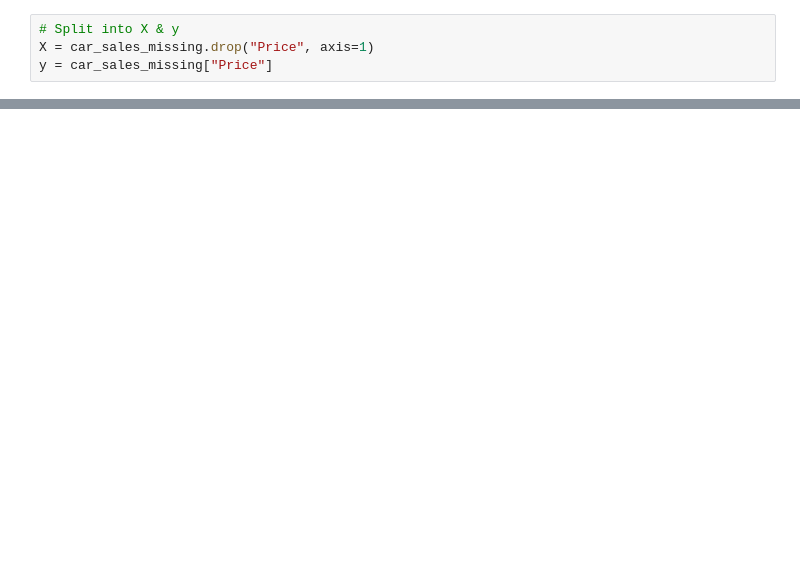
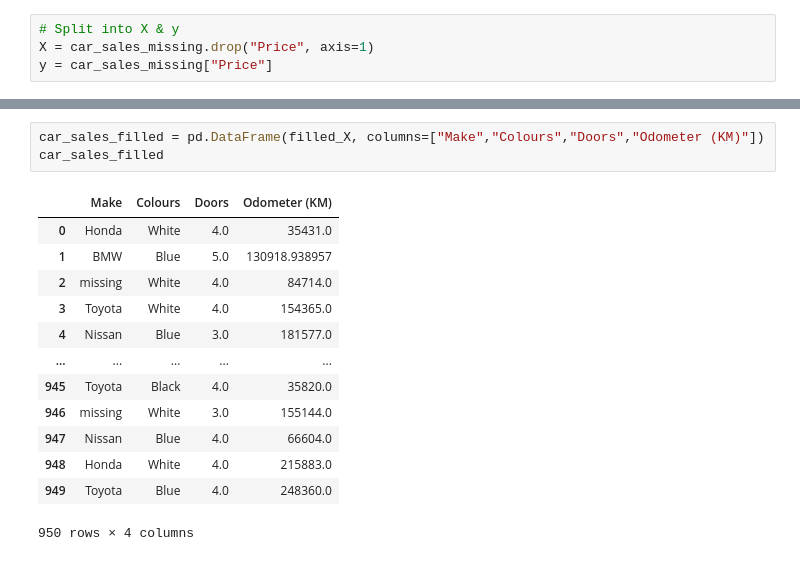
Before and after one commit to Manishankar04/ml_2023, a Jupyter notebook: 4.scikit_learn/car-sales-analysis-using-scikit-learn.ipynb, the cells around one changed output, grey strips where cells are left out. Drawn from its saved outputs; the diff is of its cells as text; blank space fills up the shorter version.

```diff
--- a/4.scikit_learn/car-sales-analysis-using-scikit-learn.ipynb
+++ b/4.scikit_learn/car-sales-analysis-using-scikit-learn.ipynb
@@ -287,0 +310,17 @@ array([['Honda', 'White', 4.0, 35431.0],
+# %%
+car_sales_filled = pd.DataFrame(filled_X, columns=["Make","Colours","Doors","Odometer (KM)"])
+car_sales_filled
+# %% [output]
+|  | Make | Colours | Doors | Odometer (KM) |
+| 0 | Honda | White | 4.0 | 35431.0 |
+| 1 | BMW | Blue | 5.0 | 130918.938957 |
+| 2 | missing | White | 4.0 | 84714.0 |
+| 3 | Toyota | White | 4.0 | 154365.0 |
+| 4 | Nissan | Blue | 3.0 | 181577.0 |
+| ... | ... | ... | ... | ... |
+| 945 | Toyota | Black | 4.0 | 35820.0 |
+| 946 | missing | White | 3.0 | 155144.0 |
+| 947 | Nissan | Blue | 4.0 | 66604.0 |
+| 948 | Honda | White | 4.0 | 215883.0 |
+| 949 | Toyota | Blue | 4.0 | 248360.0 |
+950 rows × 4 columns
```
Also changed, not shown: parts of 19 cells of this notebook, 5 other files.
